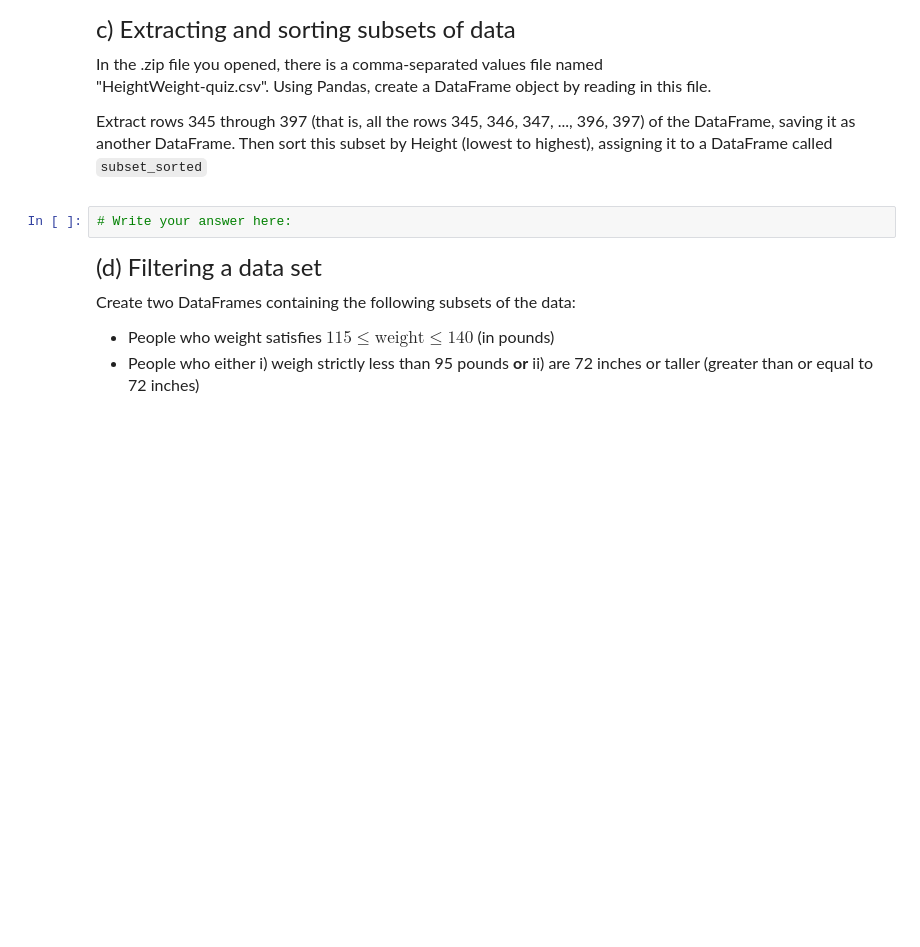
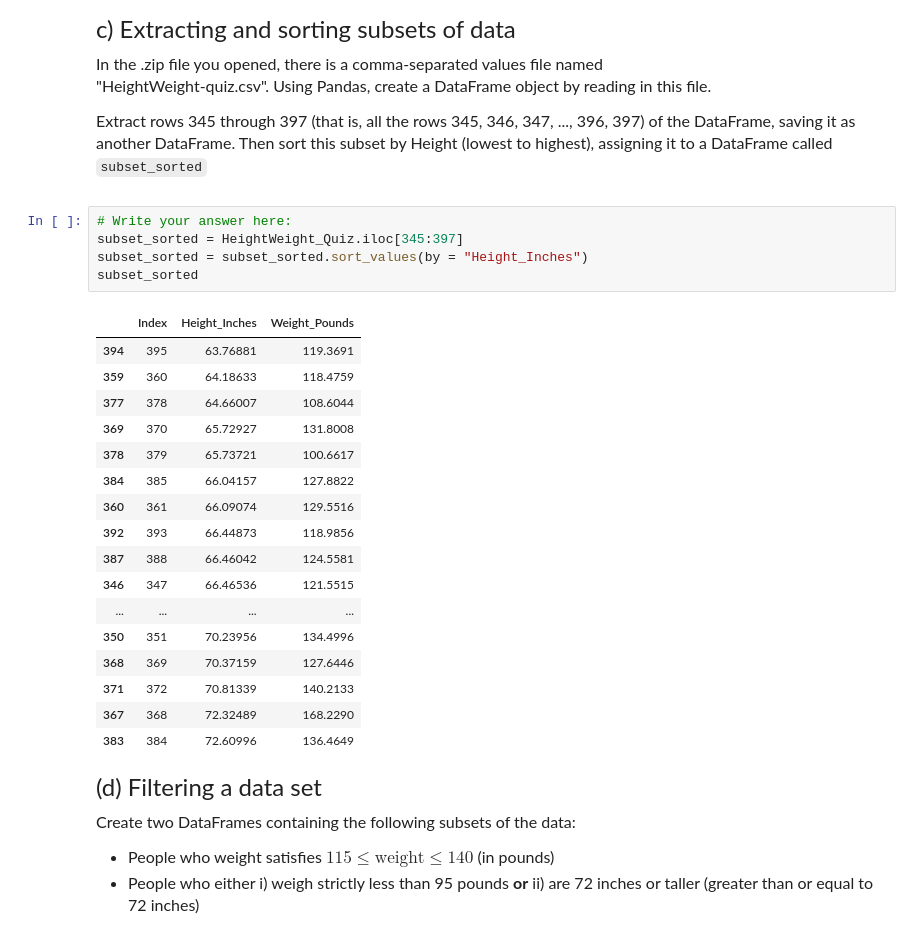
Before and after one commit to gabevu/qtm151fall2025, a Jupyter notebook: practice_quiz_2/practice_quiz.ipynb, the cells around one changed output. Cells and saved outputs as stored; diff of their text form; blank space fills up the shorter version.

```diff
--- a/practice_quiz_2/practice_quiz.ipynb
+++ b/practice_quiz_2/practice_quiz.ipynb
@@ -132,6 +163,27 @@ In the .zip file you opened, there is a comma-separated values file named<br> "H
 Extract rows 345 through 397 (that is, all the rows 345, 346, 347, ..., 396, 397) of the DataFrame, saving it as another DataFrame. Then sort this subset by Height (lowest to highest), assigning it to a DataFrame called ``subset_sorted``
 # %%
 # Write your answer here:
+subset_sorted = HeightWeight_Quiz.iloc[345:397]
+subset_sorted = subset_sorted.sort_values(by = "Height_Inches")
+subset_sorted
+# %% [output]
+|  | Index | Height_Inches | Weight_Pounds |
+| 394 | 395 | 63.76881 | 119.3691 |
+| 359 | 360 | 64.18633 | 118.4759 |
+| 377 | 378 | 64.66007 | 108.6044 |
+| 369 | 370 | 65.72927 | 131.8008 |
+| 378 | 379 | 65.73721 | 100.6617 |
+| 384 | 385 | 66.04157 | 127.8822 |
+| 360 | 361 | 66.09074 | 129.5516 |
+| 392 | 393 | 66.44873 | 118.9856 |
+| 387 | 388 | 66.46042 | 124.5581 |
+| 346 | 347 | 66.46536 | 121.5515 |
+| ... | ... | ... | ... |
+| 350 | 351 | 70.23956 | 134.4996 |
+| 368 | 369 | 70.37159 | 127.6446 |
+| 371 | 372 | 70.81339 | 140.2133 |
+| 367 | 368 | 72.32489 | 168.2290 |
+| 383 | 384 | 72.60996 | 136.4649 |
 # %% [markdown]
 <font size = "5">
 
```
Also changed, not shown: parts of 23 cells of this notebook, 3 other files.
